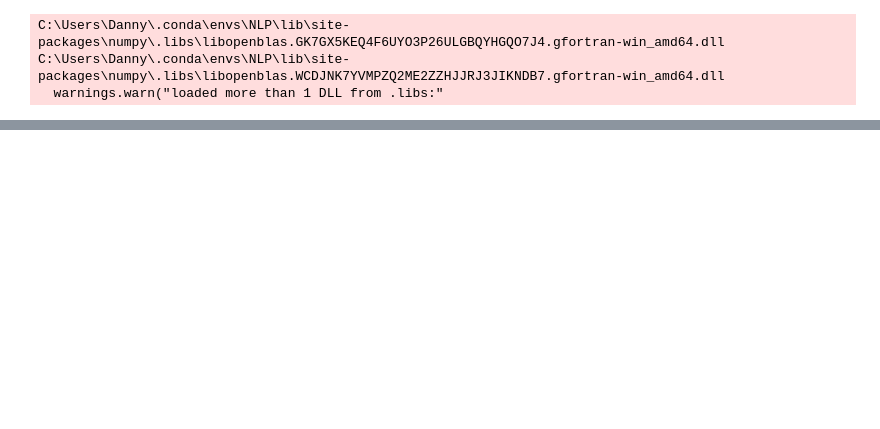
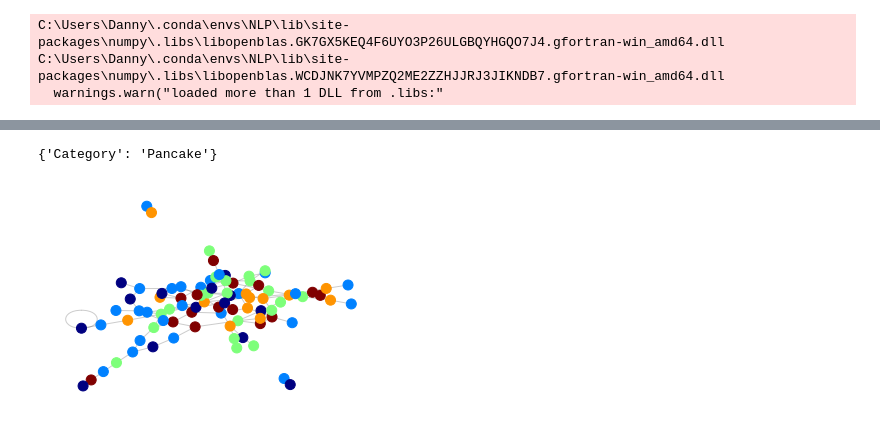
Before and after one commit to DecafSunrise/Cat-s-Cradle, a Jupyter notebook: Interactive Graph.ipynb, the cells around one changed output, grey strips where cells are left out. Drawn from its saved outputs; the diff is of its cells as text; code cells hidden in the pictures; blank space fills up the shorter version.

Commit message:
update interactive graph

```diff
--- a/Interactive Graph.ipynb
+++ b/Interactive Graph.ipynb
@@ -61,0 +76,14 @@ viz.interactive()
+# %%
+node_df['Category'] = [random.choice(["Banana", "Turtle", "Kayak", "Pancake", "Radar"]) for x in range(100)]
+# %%
+cat_dict = node_df.to_dict('dict')['Category']
+cat_dict[100] = "Turtle"
+# %%
+for node in g.nodes():
+#     print(node)
+#     g.nodesnode['Category'] = cat_dict[node]
+    g.nodes[node]['Category'] = cat_dict[node]
+# %%
+g.nodes[50]
+# %% [output]
+{'Category': 'Pancake'}
@@ -61,0 +94,14 @@ viz.interactive()
+# %%
+groups = set(nx.get_node_attributes(g,'Category').values())
+mapping = dict(zip(sorted(groups),count()))
+colors = [mapping[g.nodes[n]['Category']] for n in g.nodes()]
+# %%
+pos = nx.spring_layout(g)
+ec = nx.draw_networkx_edges(g, pos, alpha=0.2)
+nc = nx.draw_networkx_nodes(g, pos, nodelist=g.nodes(), node_color=colors,
+                            node_size=100, cmap=plt.cm.jet)
+# plt.colorbar(nc)
+plt.axis('off')
+plt.show()
+# %% [output]
+[figure, added]
```
Also changed, not shown: parts of 11 cells of this notebook.
